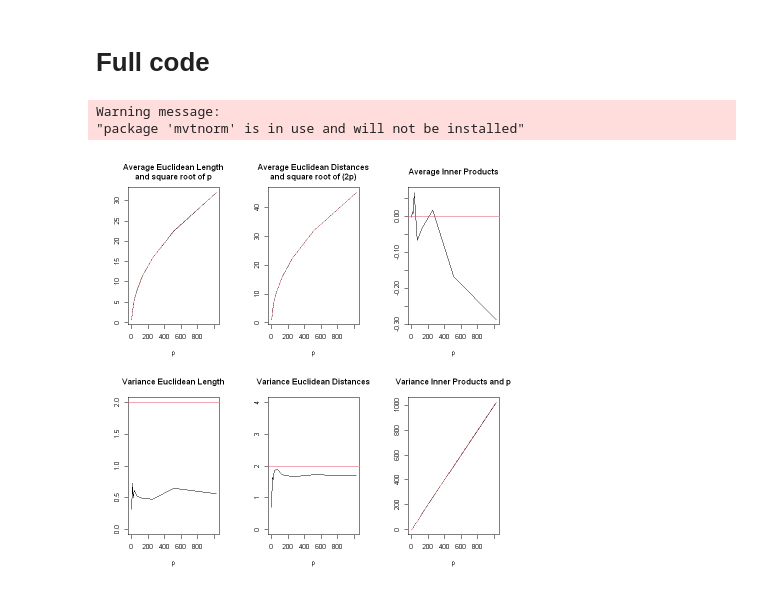
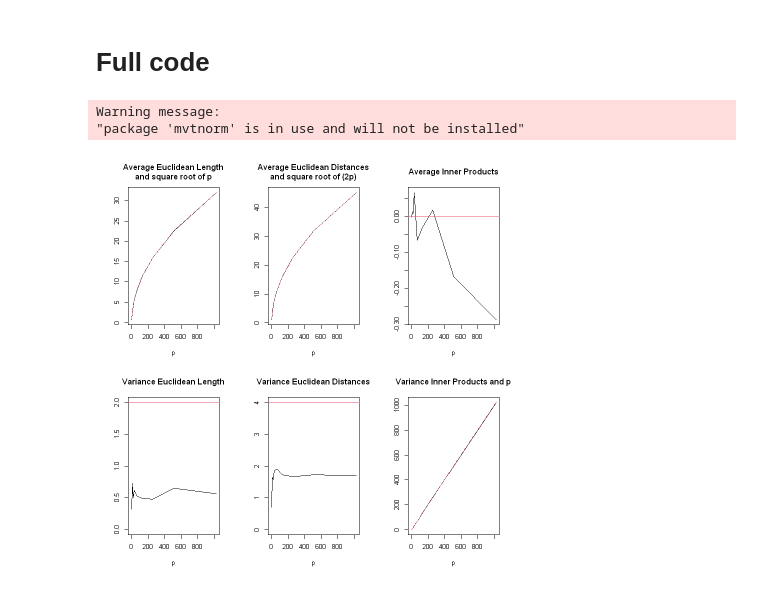
Before and after one commit to slds-lmu/lecture_sl, a Jupyter notebook: exercises/cod-quarto/inserted/sol_cod_R.ipynb, the cells around one changed output. Cells and saved outputs as stored; diff of their text form; code cells hidden in the pictures.

```diff
--- a/exercises/cod-quarto/inserted/sol_cod_R.ipynb
+++ b/exercises/cod-quarto/inserted/sol_cod_R.ipynb
@@ -218,32 +218,32 @@ for (p in p_range){
   avg_eucl_length <- c(avg_eucl_length,average_euclidean_length(x))
   var_eucl_length <- c(var_eucl_length,variance_euclidean_length(x))
   avg_eucl_dist   <- c(avg_eucl_dist,average_euclidean_distances(x,x2))
   var_eucl_dist   <- c(var_eucl_dist,variance_euclidean_distances(x,x2))
   avg_inner_prod  <- c(avg_inner_prod,average_inner_product(x,x2))
   var_inner_prod  <- c(var_inner_prod,variance_inner_product(x,x2))
 }
 
 # compare the results visually
 par(mfrow=c(2,3))
 
 plot(p_range,avg_eucl_length,type="l",main="Average Euclidean Length\nand square root of p",xlab="p",ylab="")
 lines(p_range,sqrt(p_range),col=2,lty=2)
 
 plot(p_range,avg_eucl_dist,type="l",main="Average Euclidean Distances\nand square root of (2p)",xlab="p",ylab="")
 lines(p_range,sqrt(2*p_range),col=2,lty=2)
 
 plot(p_range,avg_inner_prod,type="l",main="Average Inner Products",xlab="p",ylab="")
 abline(h=0,col=2)
 
 plot(p_range,var_eucl_length,type="l",main="Variance Euclidean Length",xlab="p",ylab="",ylim=c(0,2))
 abline(h=2,col=2)
 
 plot(p_range,var_eucl_dist,type="l",main="Variance Euclidean Distances",xlab="p",ylab="",ylim=c(0,4))
-abline(h=2,col=2)
+abline(h=4,col=2)
 
 plot(p_range,var_inner_prod,type="l",main="Variance Inner Products and p",xlab="p",ylab="")
 lines(p_range,p_range,col=2,lty=2)
 # %% [output]
 Warning message:
 "package 'mvtnorm' is in use and will not be installed"
-[figure, old version]
+[figure, new version]
```
Also changed, not shown: parts of 1 cell of this notebook, 4 other files.
